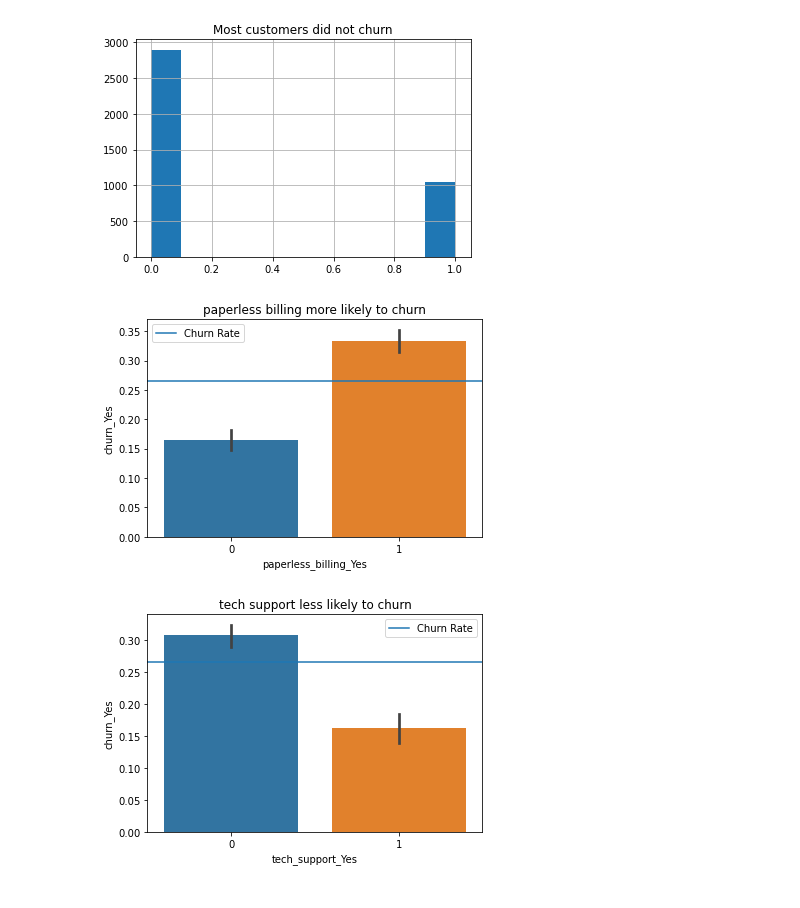
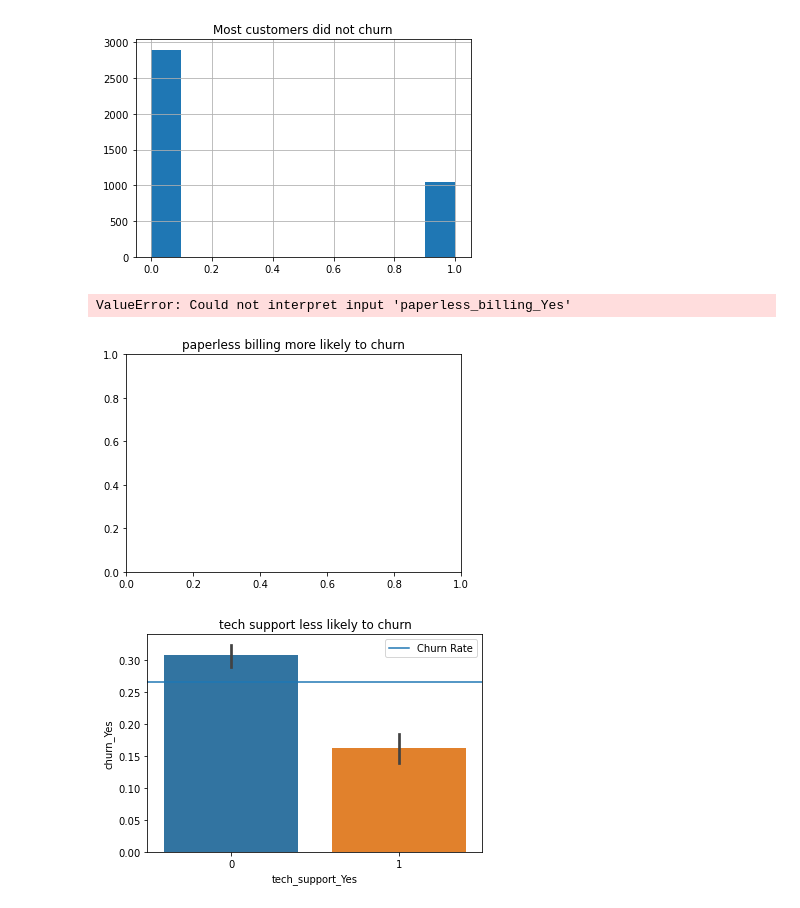
Before and after one commit to BurtonBarnes/classification-exercises, a Jupyter notebook: classification-exercises.ipynb, the cells around one changed output. Saved outputs shown, nothing was run; the diff lists cells and outputs as text; code cells hidden in the pictures.

```diff
--- a/classification-exercises.ipynb
+++ b/classification-exercises.ipynb
@@ -542,0 +581,12 @@ np.random.seed(123)
+# %%
+def train_validate_test_split(df, target, seed=123):
+    train_validate, test = train_test_split(df, test_size=0.2,
+                                            random_state=seed,
+                                            stratify=df[target])
+    train, validate = train_test_split(train_validate, test_size=0.3,
+                                       random_state=seed,
+                                       stratify=train_validate[target])
+    return train, validate, test
+# %%
+train, validate, test = train_validate_test_split(df, target='virginica')
+train.shape, validate.shape, test.shape
@@ -830,14 +912,6 @@ churn_Yes                                0.0
 dtype: float64
 # %%
 def train_validate_test_split(df, target, seed=123):
-    '''
-    This function takes in a dataframe, the name of the target variable
-    (for stratification purposes), and an integer for a setting a seed
-    and splits the data into train, validate and test.
-    Test is 20% of the original dataset, validate is .30*.80= 24% of the
-    original dataset, and train is .70*.80= 56% of the original dataset.
-    The function returns, in this order, train, validate and test dataframes.
-    '''
     train_validate, test = train_test_split(df, test_size=0.2,
                                             random_state=seed,
                                             stratify=df[target])
@@ -847,6 +921,6 @@ def train_validate_test_split(df, target, seed=123):
     return train, validate, test
 # %%
 # Stratify with categorical target variables
-train, validate, test = train_validate_test_split(df, target='churn_Yes')
+train, validate, test = train_validate_test_split(df, target='churn_encoded')
 train.shape, validate.shape, test.shape
 # %% [output]
@@ -869,13 +943,14 @@ plt.show()
 [figure]
 # %%
 plt.title("paperless billing more likely to churn")
-sns.barplot(x='paperless_billing_Yes', y='churn_Yes', data=train)
-churn_rate = train.churn_Yes.mean()
+sns.barplot(x='paperless_billing_Yes', y='churn_encoded', data=train)
+churn_rate = train.churn_encoded.mean()
 plt.axhline(churn_rate, label='Churn Rate')
 plt.legend()
 plt.show()
 # %% [output]
+ValueError: Could not interpret input 'paperless_billing_Yes'
-[figure, old version]
+[figure, new version]
 # %%
 plt.title("tech support less likely to churn")
 sns.barplot(x='tech_support_Yes', y='churn_Yes', data=train)
```
Also changed, not shown: parts of 26 cells of this notebook.
